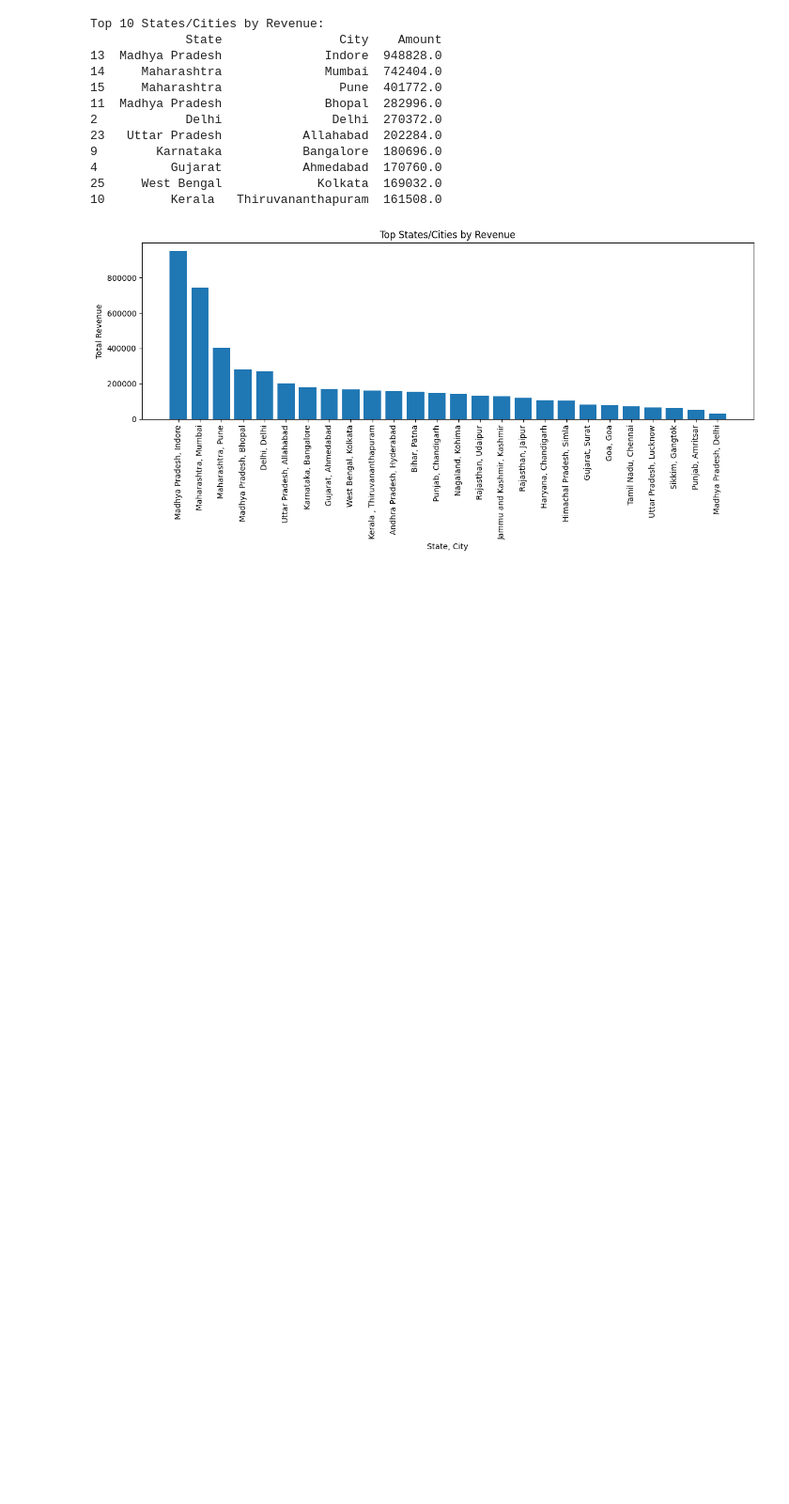
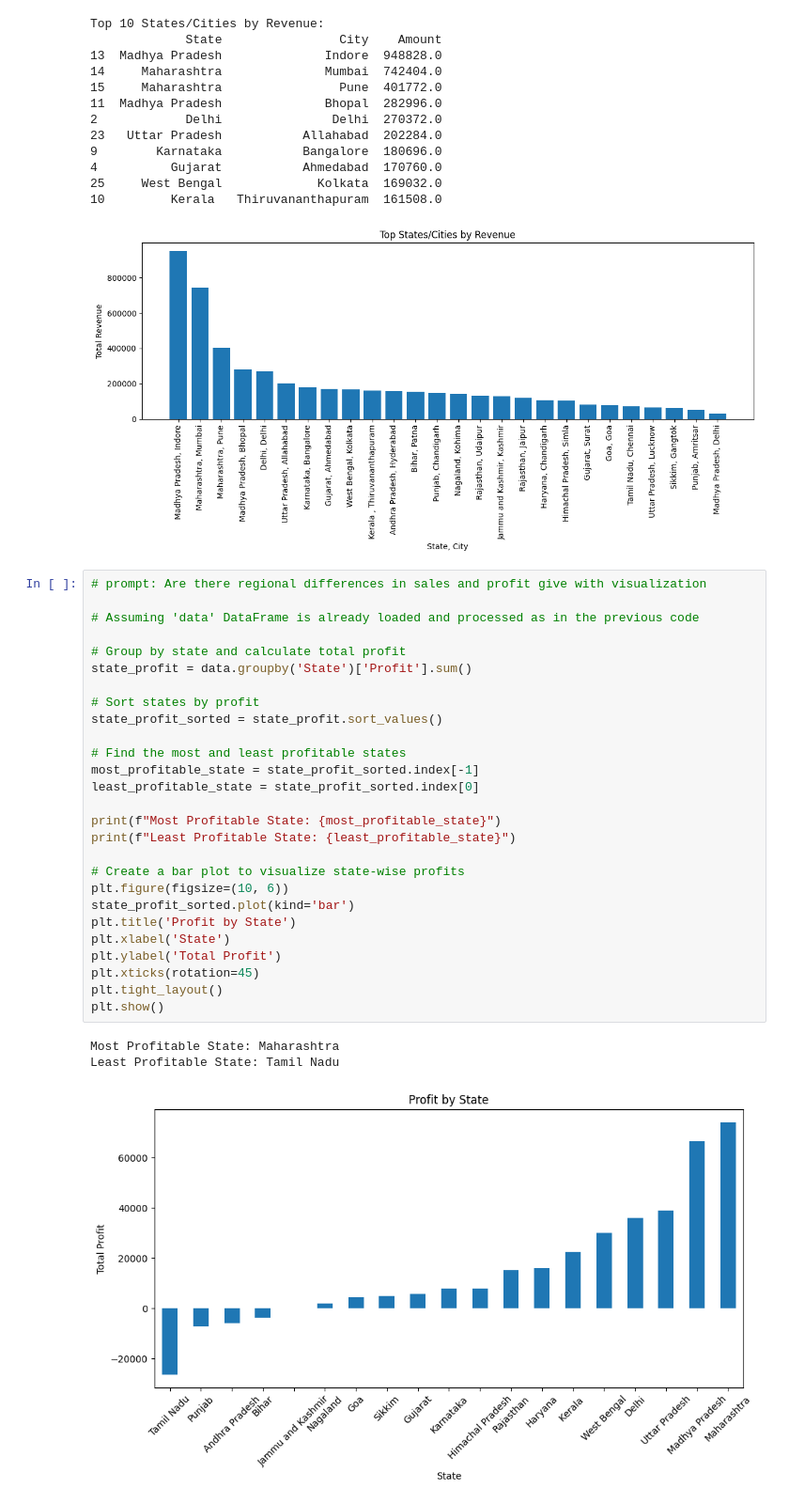
Before and after one commit to Daneswariaddala/Daneswari, a Jupyter notebook: E_Commerce_orders.ipynb, the cells around one changed output. Shown at 94% size. Saved outputs shown, nothing was run; the diff lists cells and outputs as text; blank space fills up the shorter version.

```diff
--- a/E_Commerce_orders.ipynb
+++ b/E_Commerce_orders.ipynb
@@ -454,3 +454,34 @@ Top 10 States/Cities by Revenue:
 25     West Bengal             Kolkata  169032.0
 10         Kerala   Thiruvananthapuram  161508.0
 [figure]
+# %%
+# prompt: Are there regional differences in sales and profit give with visualization
+
+# Assuming 'data' DataFrame is already loaded and processed as in the previous code
+
+# Group by state and calculate total profit
+state_profit = data.groupby('State')['Profit'].sum()
+
+# Sort states by profit
+state_profit_sorted = state_profit.sort_values()
+
+# Find the most and least profitable states
+most_profitable_state = state_profit_sorted.index[-1]
+least_profitable_state = state_profit_sorted.index[0]
+
+print(f"Most Profitable State: {most_profitable_state}")
+print(f"Least Profitable State: {least_profitable_state}")
+
+# Create a bar plot to visualize state-wise profits
+plt.figure(figsize=(10, 6))
+state_profit_sorted.plot(kind='bar')
+plt.title('Profit by State')
+plt.xlabel('State')
+plt.ylabel('Total Profit')
+plt.xticks(rotation=45)
+plt.tight_layout()
+plt.show()
+# %% [output]
+Most Profitable State: Maharashtra
+Least Profitable State: Tamil Nadu
+[figure, added]
```
Also changed, not shown: parts of 9 cells of this notebook.
